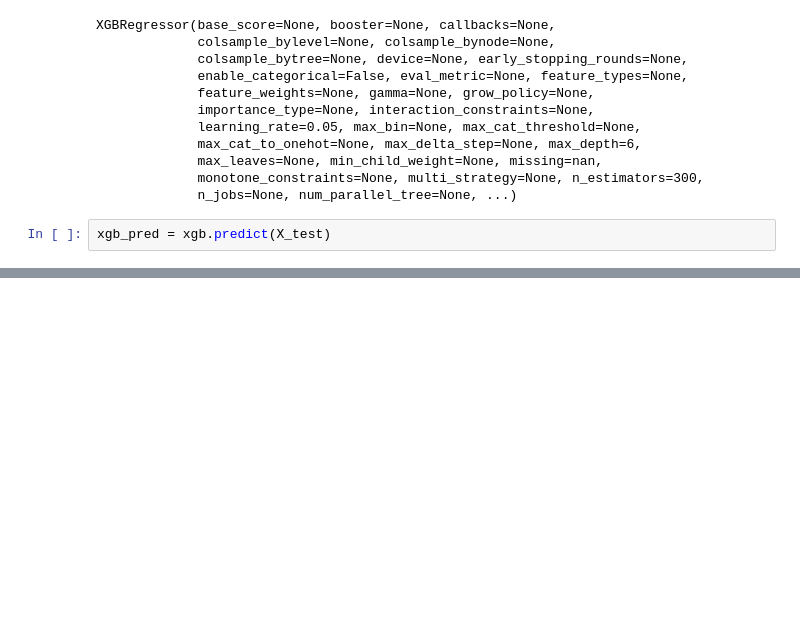
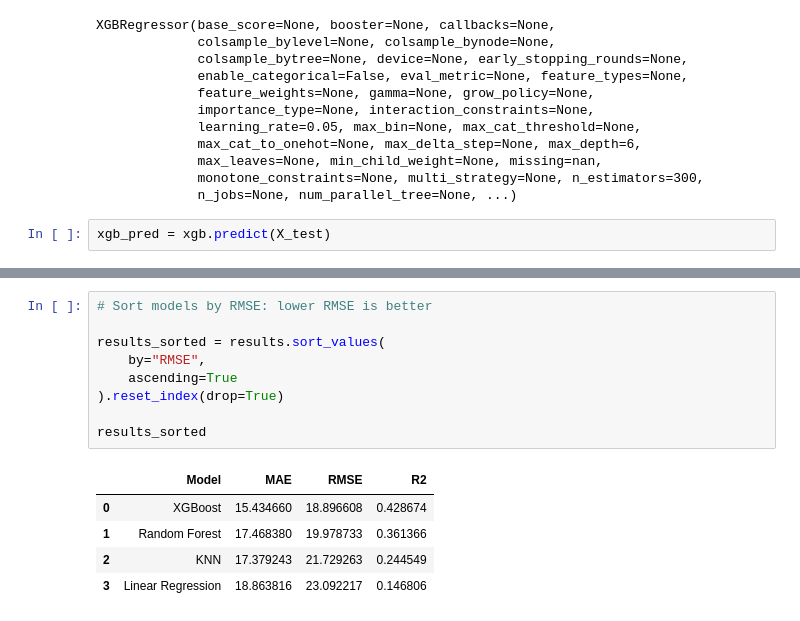
Before and after one commit to pranta2003/ATS-Score-Prediction, a Jupyter notebook: ats-score-prediction-project.ipynb, the cells around one changed output, grey strips where cells are left out. Cells and saved outputs as stored; diff of their text form; blank space fills up the shorter version.

```diff
--- a/ats-score-prediction-project.ipynb
+++ b/ats-score-prediction-project.ipynb
@@ -433,0 +498,15 @@ results
+# %%
+# Sort models by RMSE: lower RMSE is better
+
+results_sorted = results.sort_values(
+    by="RMSE",
+    ascending=True
+).reset_index(drop=True)
+
+results_sorted
+# %% [output]
+|  | Model | MAE | RMSE | R2 |
+| 0 | XGBoost | 15.434660 | 18.896608 | 0.428674 |
+| 1 | Random Forest | 17.468380 | 19.978733 | 0.361366 |
+| 2 | KNN | 17.379243 | 21.729263 | 0.244549 |
+| 3 | Linear Regression | 18.863816 | 23.092217 | 0.146806 |
```
Also changed, not shown: parts of 22 cells of this notebook.
